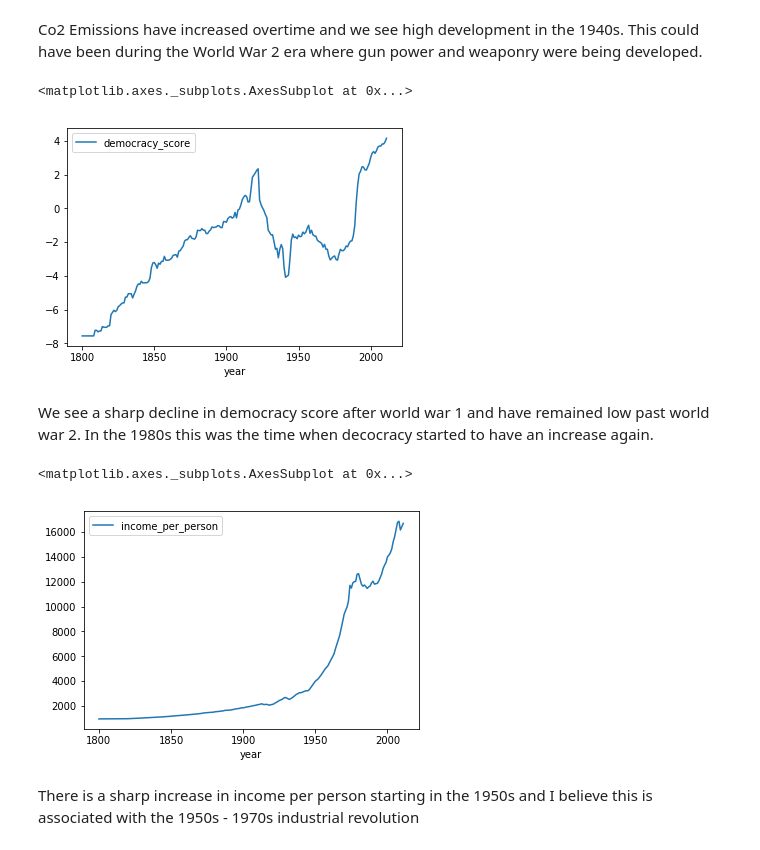
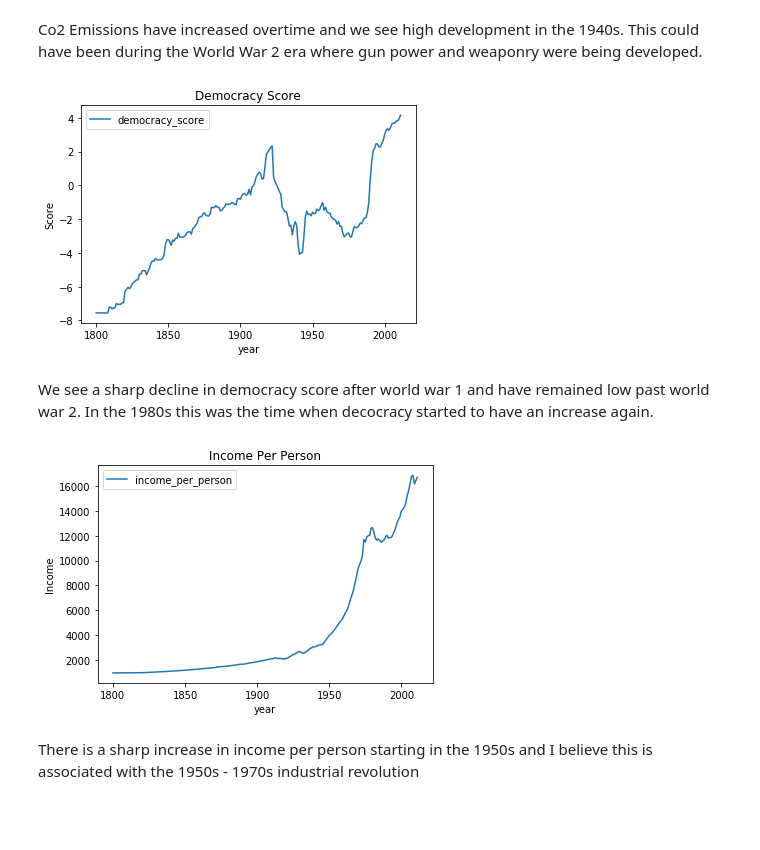
Before and after one commit to christineton/Udacity_Data_Analysis_Nanodegree, a Jupyter notebook: Investigate_a_Dataset_Assignment/Investigate_a_Dataset.ipynb, the cells around one changed output. Drawn from its saved outputs; the diff is of its cells as text; code cells hidden in the pictures; blank space fills up the shorter version.

```diff
--- a/Investigate_a_Dataset_Assignment/Investigate_a_Dataset.ipynb
+++ b/Investigate_a_Dataset_Assignment/Investigate_a_Dataset.ipynb
@@ -625,18 +627,20 @@ ce_line
 Co2 Emissions have increased overtime and we see high development in the 1940s.  This could have been during the World War 2 era where gun power and weaponry were being developed.
 # %%
 ds_line = gapminder_data.plot.line(x='year', y ='democracy_score')
-ds_line
+ds_line.set_ylabel("Score")
+ds_line.set_title("Democracy Score")
+ds_line;
 # %% [output]
-<matplotlib.axes._subplots.AxesSubplot at 0x...>
-[figure, old version]
+[figure, new version]
 # %% [markdown]
 We see a sharp decline in democracy score after world war 1 and have remained low past world war 2. In the 1980s this was the time when decocracy started to have an increase again.
 # %%
 ipp_line = gapminder_data.plot.line(x='year', y ='income_per_person')
-ipp_line
+ipp_line.set_ylabel("Income")
+ipp_line.set_title("Income Per Person")
+ipp_line;
 # %% [output]
-<matplotlib.axes._subplots.AxesSubplot at 0x...>
-[figure, old version]
+[figure, new version]
 # %% [markdown]
 There is a sharp increase in income per person starting in the 1950s and I believe this is associated with the 1950s - 1970s industrial revolution
 # %% [markdown]
```
Also changed, not shown: parts of 15 cells of this notebook.
